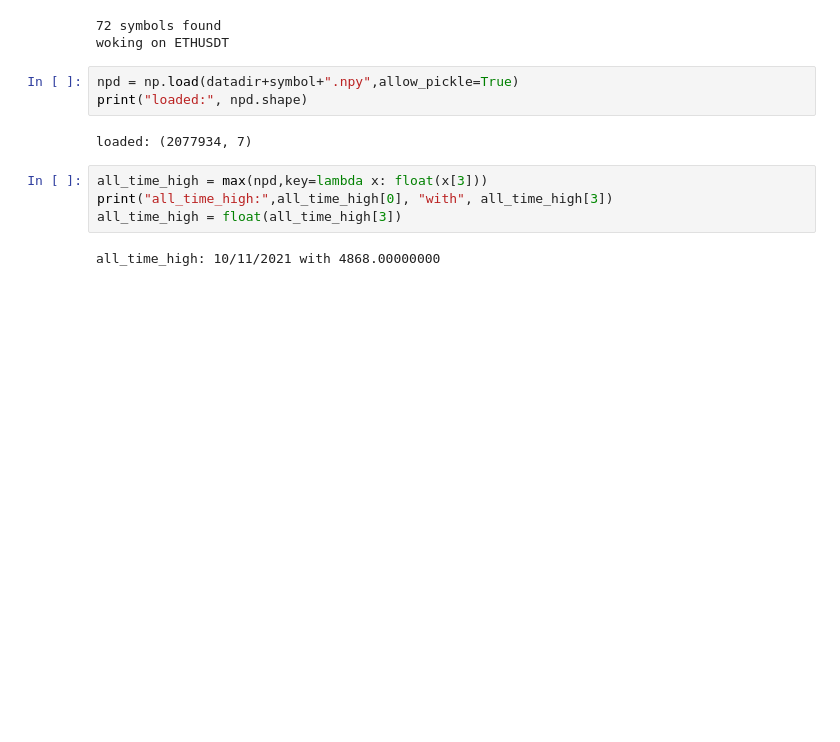
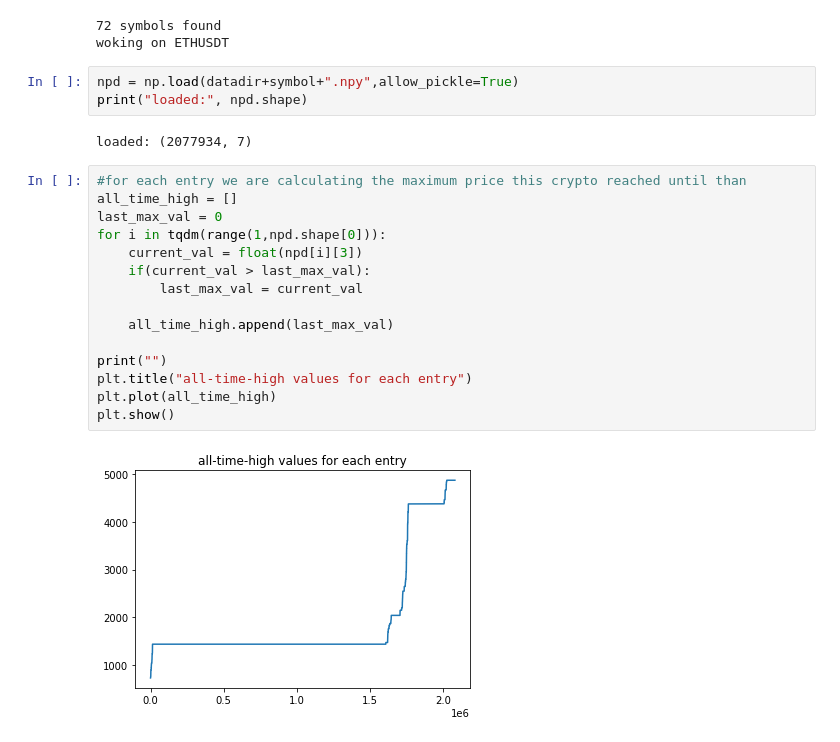
Before and after one commit to dercodeKoenig/colab-KI, a Jupyter notebook: cyforecast.ipynb, the cells around one changed output. Saved outputs shown, nothing was run; the diff lists cells and outputs as text; blank space fills up the shorter version.

```diff
--- a/cyforecast.ipynb
+++ b/cyforecast.ipynb
@@ -41,12 +48,23 @@ npd = np.load(datadir+symbol+".npy",allow_pickle=True)
 print("loaded:", npd.shape)
 # %% [output]
 loaded: (2077934, 7)
-# %%
-all_time_high = max(npd,key=lambda x: float(x[3]))
-print("all_time_high:",all_time_high[0], "with", all_time_high[3])
-all_time_high = float(all_time_high[3])
-# %% [output]
-all_time_high: 10/11/2021 with 4868.00000000
+# %%
+#for each entry we are calculating the maximum price this crypto reached until than
+all_time_high = []
+last_max_val = 0
+for i in tqdm(range(1,npd.shape[0])):
+    current_val = float(npd[i][3])
+    if(current_val > last_max_val):
+        last_max_val = current_val
+
+    all_time_high.append(last_max_val)
+
+print("")
+plt.title("all-time-high values for each entry")
+plt.plot(all_time_high)
+plt.show()
+# %% [output]
+[figure, added]
 # %%
 npd_relative = []
 print("converting to relative data...")
```
Also changed, not shown: parts of 15 cells of this notebook.
